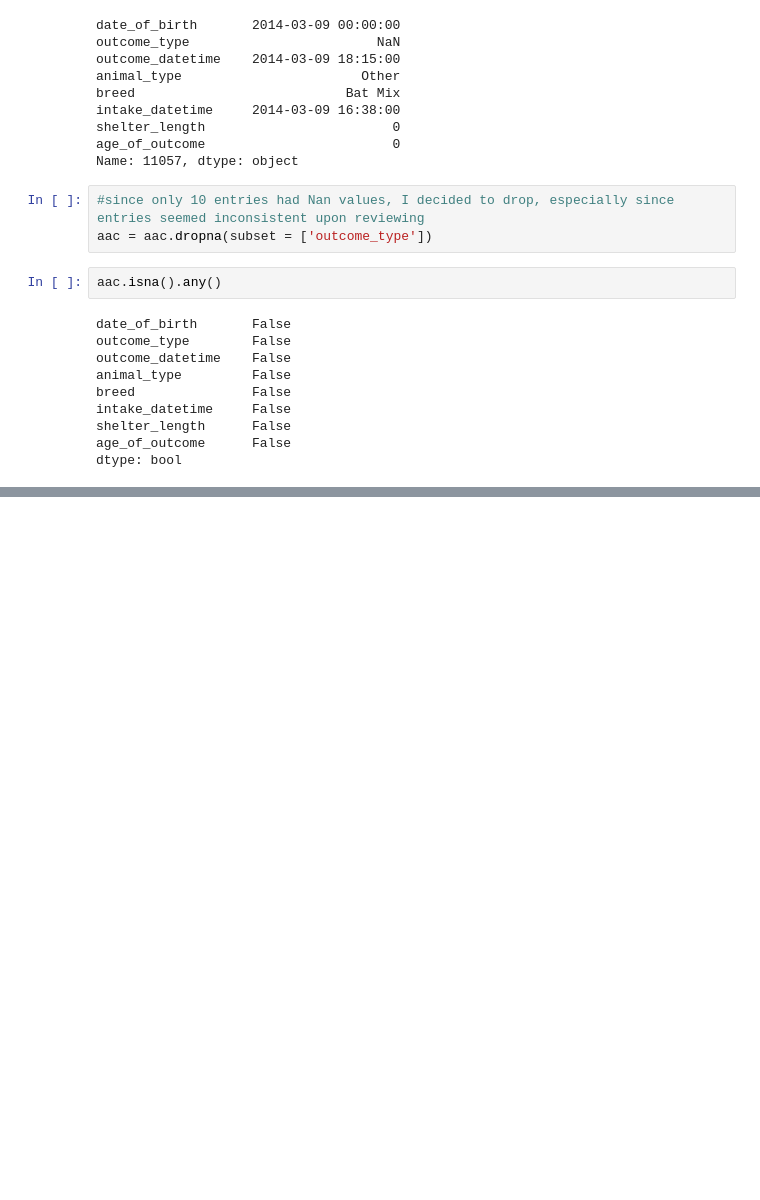
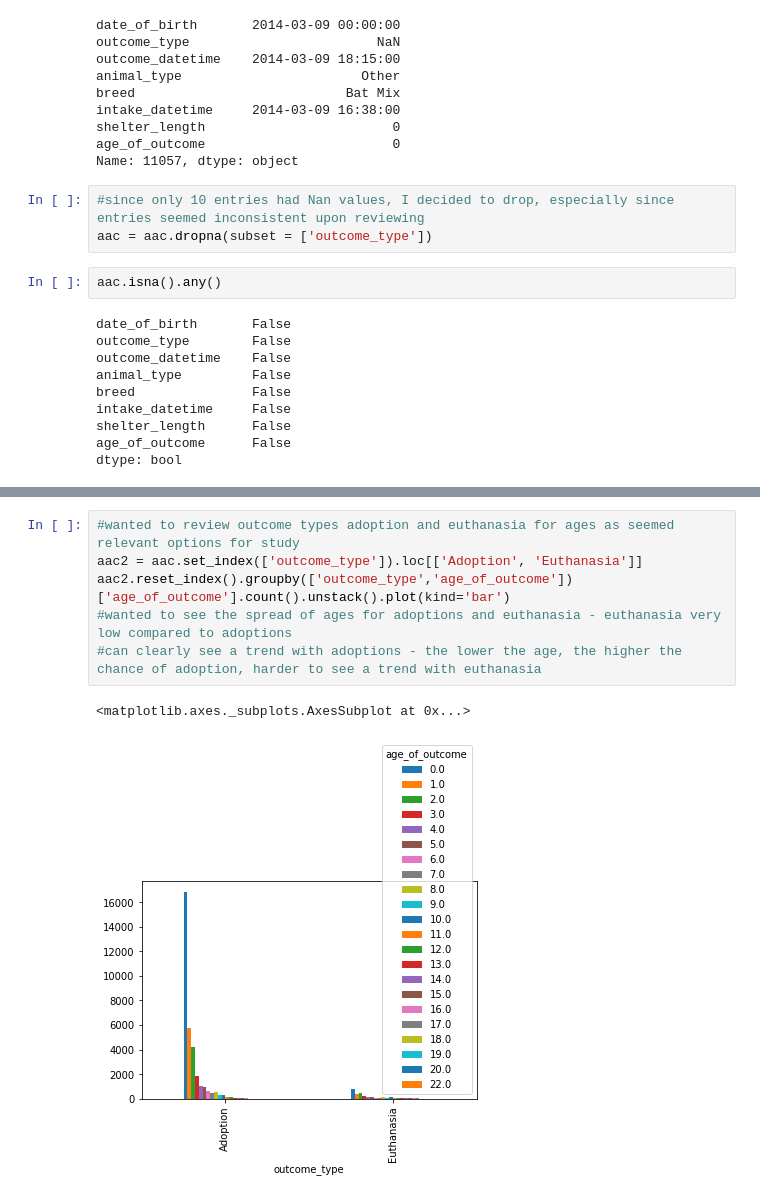
Before and after one commit to laceymaefield/Springboard_DSC, a Jupyter notebook: Data_wrangling.ipynb, the cells around one changed output, grey strips where cells are left out. Saved outputs shown, nothing was run; the diff lists cells and outputs as text; blank space fills up the shorter version.

```diff
--- a/Data_wrangling.ipynb
+++ b/Data_wrangling.ipynb
@@ -199,0 +236,9 @@ aac.head()
+# %%
+#wanted to review outcome types adoption and euthanasia for ages as seemed relevant options for study
+aac2 = aac.set_index(['outcome_type']).loc[['Adoption', 'Euthanasia']]
+aac2.reset_index().groupby(['outcome_type','age_of_outcome'])['age_of_outcome'].count().unstack().plot(kind='bar')
+#wanted to see the spread of ages for adoptions and euthanasia - euthanasia very low compared to adoptions
+#can clearly see a trend with adoptions - the lower the age, the higher the chance of adoption, harder to see a trend with euthanasia
+# %% [output]
+<matplotlib.axes._subplots.AxesSubplot at 0x...>
+[figure, added]
```
Also changed, not shown: parts of 18 cells of this notebook.
